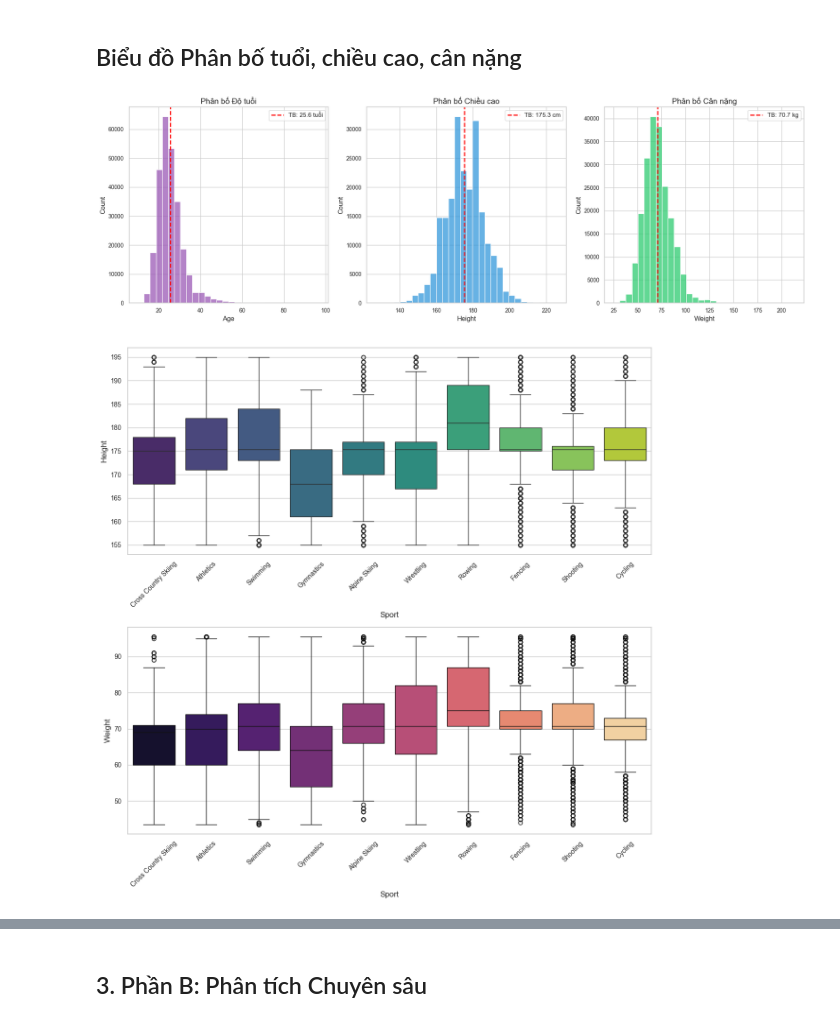
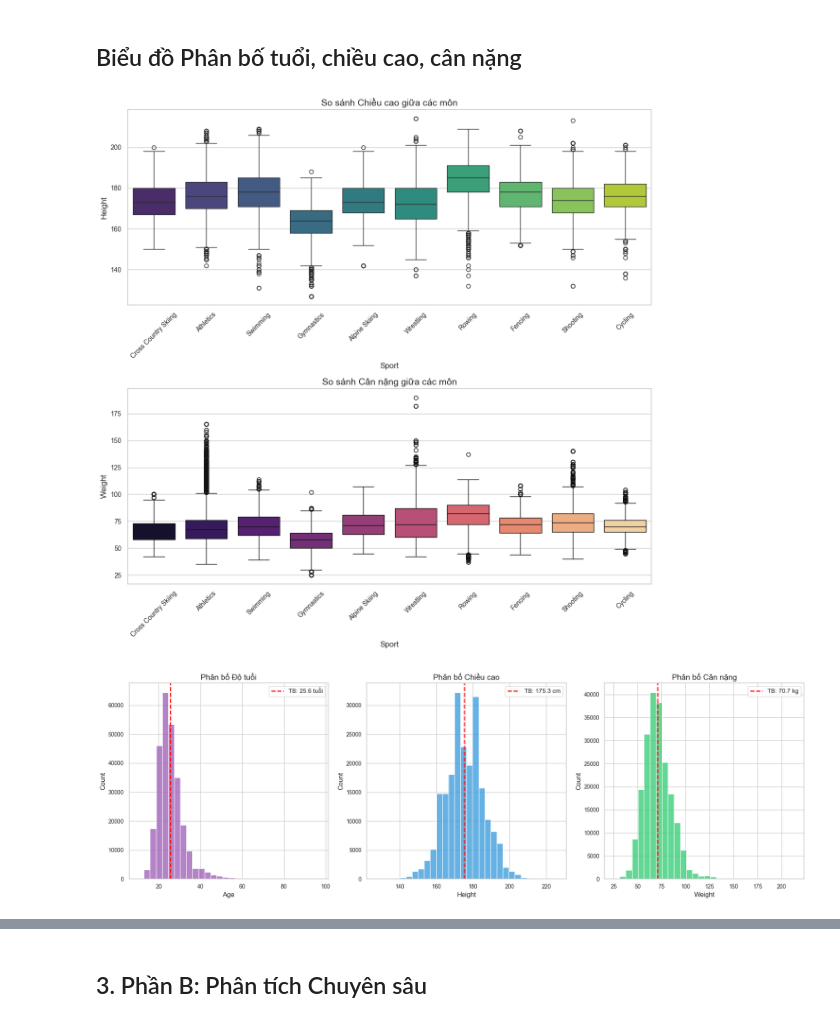
Before and after one commit to quocanhug/Olympic_Analysis_Project, a Jupyter notebook: mathloblit.ipynb, the cells around one changed output, grey strips where cells are left out. Cells and saved outputs as stored; diff of their text form; code cells hidden in the pictures.

```diff
--- a/mathloblit.ipynb
+++ b/mathloblit.ipynb
@@ -13,16 +10,16 @@ import pandas as pd
 import matplotlib.pyplot as plt
 import seaborn as sns
 
-from modules.data_loader import load_data
+from modules.data_cleaning import load_data
 import modules.visualization as viz
-from modules.data_cleaning import clean_data
+
 # Tải dữ liệu
 print(">>> Đang tải dữ liệu từ file CSV...")
-df_goc = load_data('data/athlete_events.csv')
-df = clean_data(df_goc)
+df = load_data('data/athlete_events.csv')
+
 # Xử lý dữ liệu
 if df is not None:
-    df['Medal'] = df['Medal'].fillna('No Medal')
+    df['Medal'].fillna('No Medal', inplace=True)
 
     print(f"Tải thành công! Kích thước dữ liệu: {df.shape[0]} dòng, {df.shape[1]} cột.")
     display(df.head())
@@ -68,10 +73,10 @@ viz.plot_top_medals(df)
 ## Biểu đồ Phân bố tuổi, chiều cao, cân nặng
 # %%
 # Biểu đồ 3a: Phân bố thể chất chung (Tuổi, Chiều cao, Cân nặng)
-viz.plot_physical_distribution(df_goc)
+viz.plot_physical_distribution(df)
 
 # Biểu đồ 3b: So sánh thể chất giữa các môn thể thao
 viz.plot_physical_comparison_by_sport(df)
 # %% [output]
-[figure, old version]
+[figure, new version]
-[figure, old version]
+[figure, new version]
```
Also changed, not shown: parts of 12 cells of this notebook.
